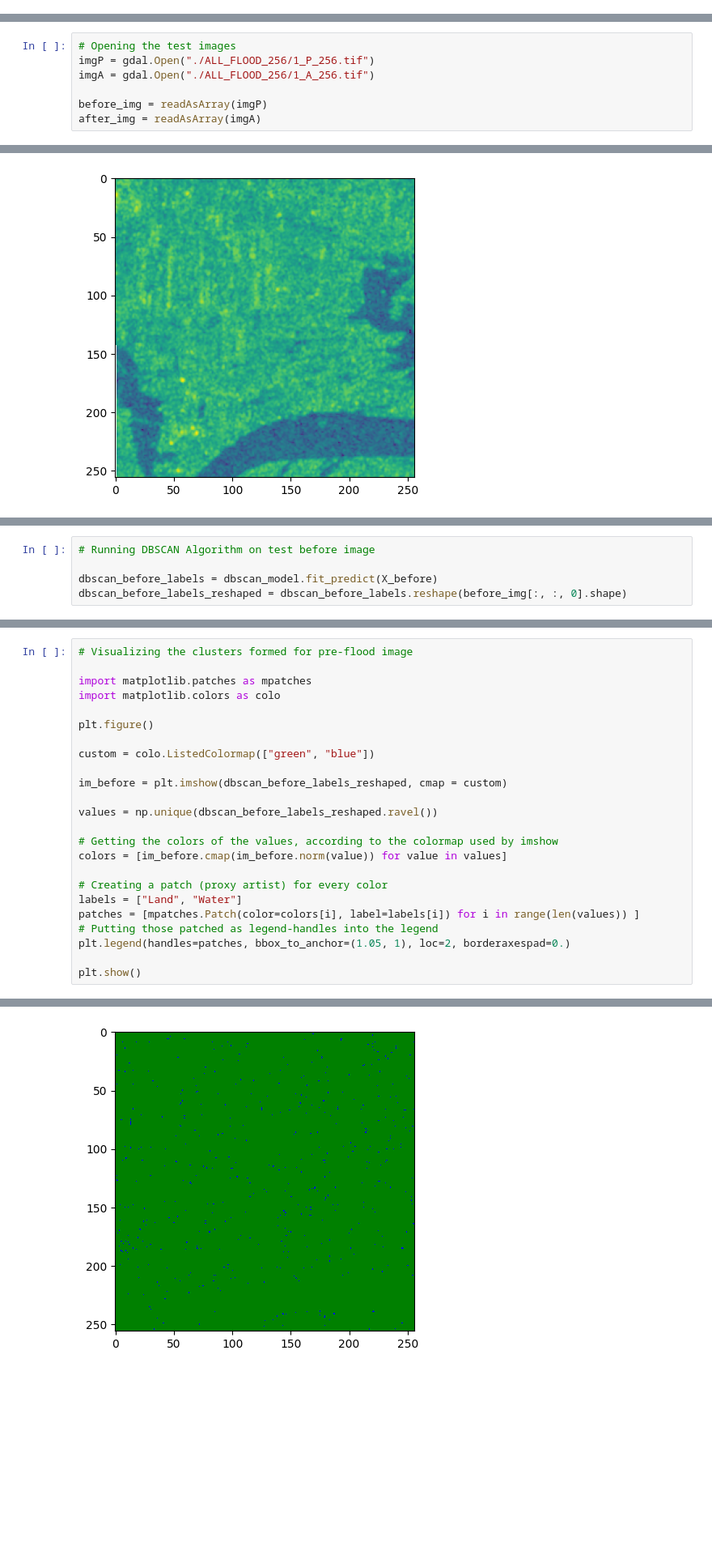
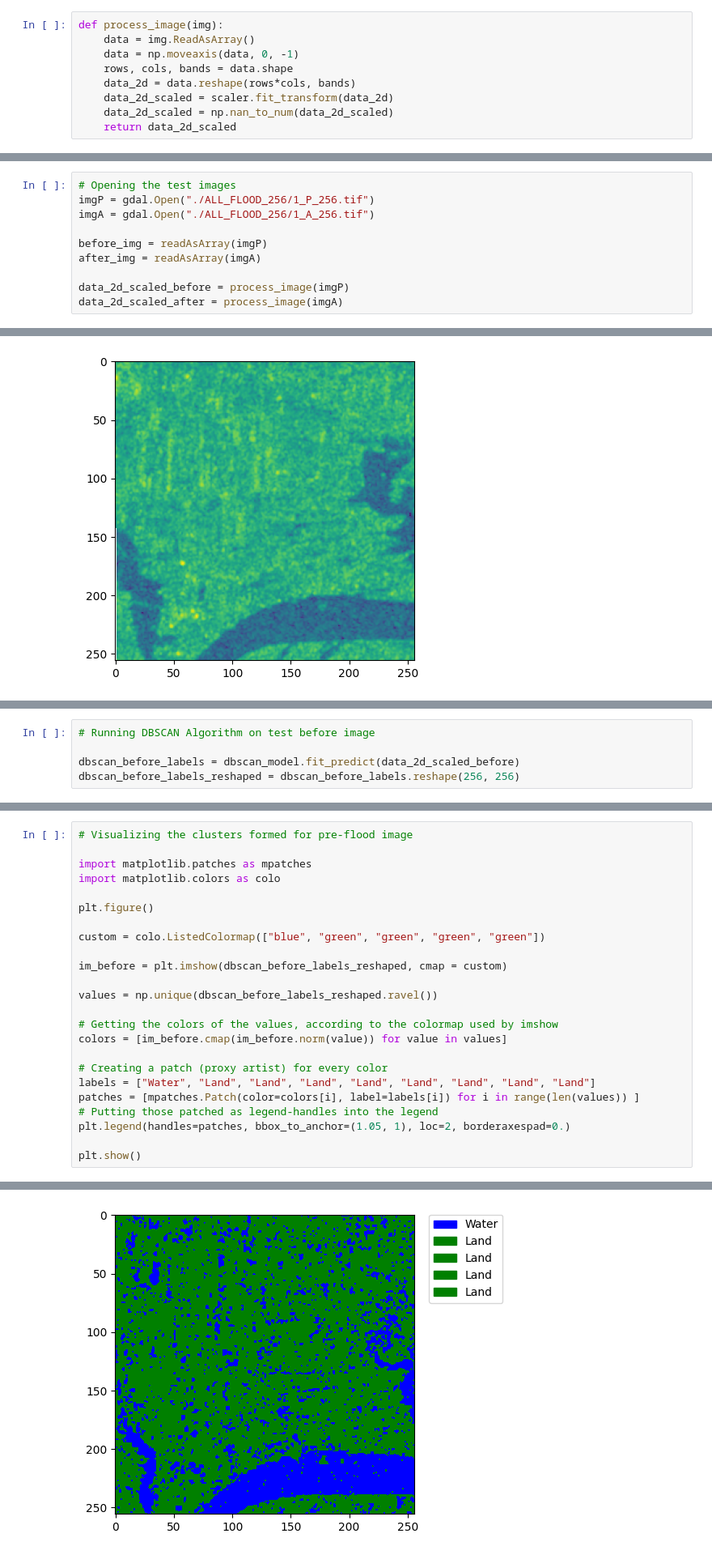
Before and after one commit to Sparsh1101/FDAP, a Jupyter notebook: LY Project DBScan.ipynb, the cells around one changed output, grey strips where cells are left out. Shown at 81% size. Drawn from its saved outputs; the diff is of its cells as text; blank space fills up the shorter version.

Commit message:
Updated DBscan

```diff
--- a/LY Project DBScan.ipynb
+++ b/LY Project DBScan.ipynb
@@ -31,3 +14,12 @@ def reshape_images(imgs):
+# %%
+def process_image(img):
+    data = img.ReadAsArray()
+    data = np.moveaxis(data, 0, -1)
+    rows, cols, bands = data.shape
+    data_2d = data.reshape(rows*cols, bands)
+    data_2d_scaled = scaler.fit_transform(data_2d)
+    data_2d_scaled = np.nan_to_num(data_2d_scaled)
+    return data_2d_scaled
 # %%
 # Defining Plot Function
 
@@ -71,6 +82,9 @@ imgA = gdal.Open("./ALL_FLOOD_256/1_A_256.tif")
 
 before_img = readAsArray(imgP)
 after_img = readAsArray(imgA)
+
+data_2d_scaled_before = process_image(imgP)
+data_2d_scaled_after = process_image(imgA)
 # %%
 # Visualizing the before and after food images
 plot_image(before_img)
@@ -94,8 +95,8 @@ X_after = after_img[:, :, :1].reshape(new_after_shape)
 # %%
 # Running DBSCAN Algorithm on test before image
 
-dbscan_before_labels = dbscan_model.fit_predict(X_before)
-dbscan_before_labels_reshaped = dbscan_before_labels.reshape(before_img[:, :, 0].shape)
+dbscan_before_labels = dbscan_model.fit_predict(data_2d_scaled_before)
+dbscan_before_labels_reshaped = dbscan_before_labels.reshape(256, 256)
 # %%
 # Running DBSCAN Algorithm on test after image
 
@@ -109,7 +110,7 @@ import matplotlib.colors as colo
 
 plt.figure()
 
-custom = colo.ListedColormap(["green", "blue"])
+custom = colo.ListedColormap(["blue", "green", "green", "green", "green"])
 
 im_before = plt.imshow(dbscan_before_labels_reshaped, cmap = custom)
 
@@ -119,7 +120,7 @@ values = np.unique(dbscan_before_labels_reshaped.ravel())
 colors = [im_before.cmap(im_before.norm(value)) for value in values]
 
 # Creating a patch (proxy artist) for every color
-labels = ["Land", "Water"]
+labels = ["Water", "Land", "Land", "Land", "Land", "Land", "Land", "Land", "Land"]
 patches = [mpatches.Patch(color=colors[i], label=labels[i]) for i in range(len(values)) ]
 # Putting those patched as legend-handles into the legend
 plt.legend(handles=patches, bbox_to_anchor=(1.05, 1), loc=2, borderaxespad=0.)
@@ -130,4 +130,4 @@ IndexError: list index out of range
-[figure, old version]
+[figure, new version]
 # %%
 # Visualizing the clusters formed for post-flood image
 
```
Also changed, not shown: parts of 16 cells of this notebook, 5 other files.
